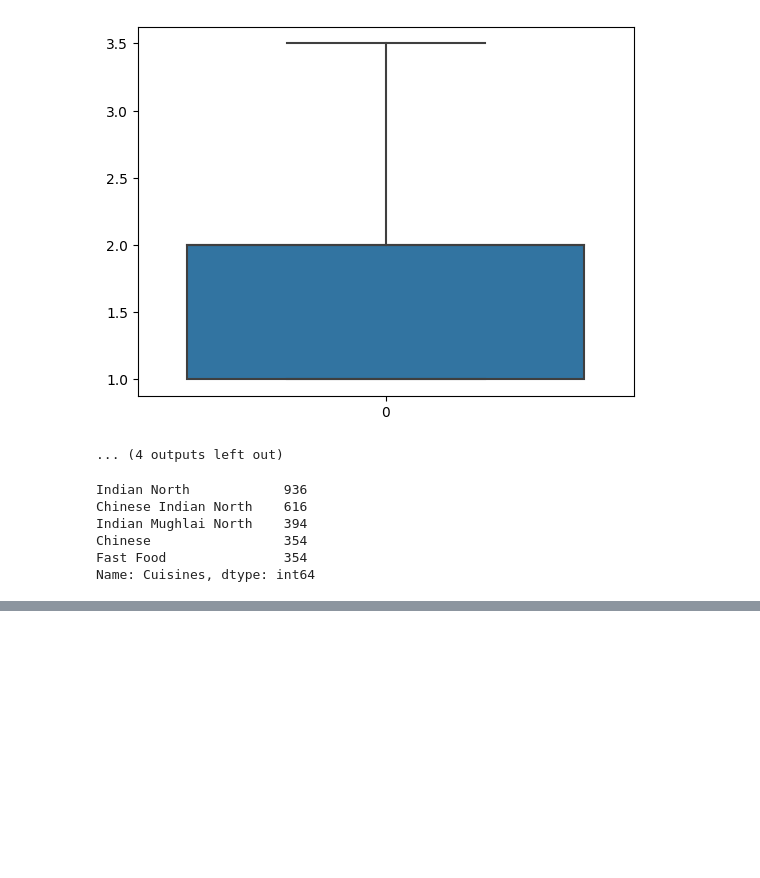
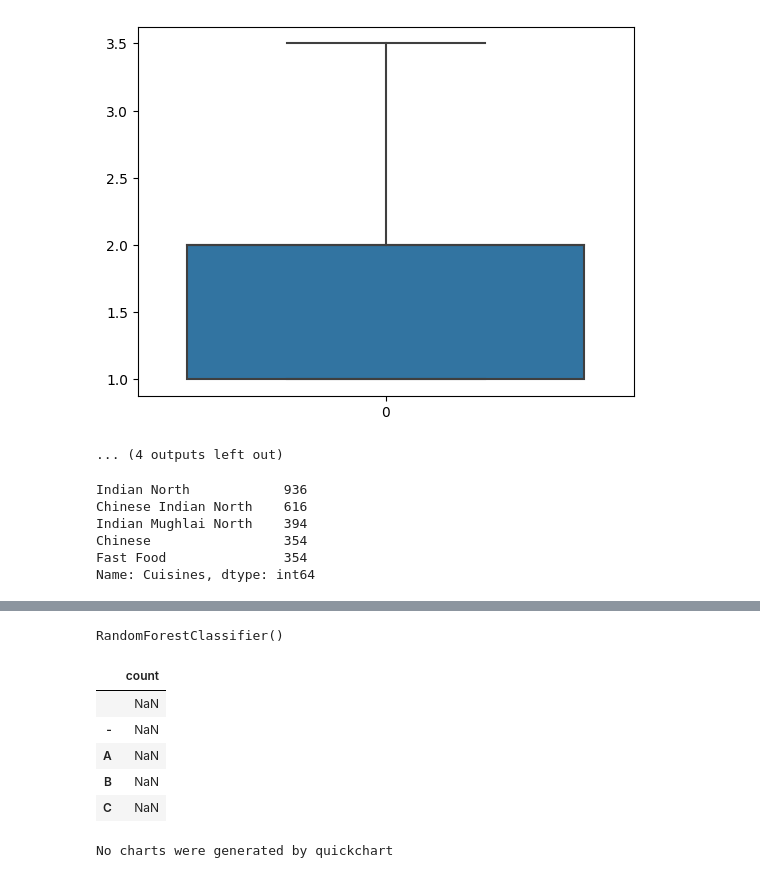
Before and after one commit to tanuushree/cuisine-classification, a Jupyter notebook: cusine_classification.ipynb, the cells around one changed output, grey strips where cells are left out. Cells and saved outputs as stored; diff of their text form; code cells hidden in the pictures; blank space fills up the shorter version.

```diff
--- a/cusine_classification.ipynb
+++ b/cusine_classification.ipynb
@@ -189,0 +189,6 @@ X_train, X_test, y_train, y_test = train_test_split(X, y, test_size=0.2, random_
+# %%
+from sklearn.ensemble import RandomForestClassifier
+classifier = RandomForestClassifier()
+classifier.fit(X_train, y_train)
+# %% [output]
+RandomForestClassifier()
@@ -189,0 +214,10 @@ X_train, X_test, y_train, y_test = train_test_split(X, y, test_size=0.2, random_
+# %%
+cuisine_performance.head()
+# %% [output]
+|  | count |
+|  | NaN |
+| - | NaN |
+| A | NaN |
+| B | NaN |
+| C | NaN |
+No charts were generated by quickchart
```
Also changed, not shown: parts of 12 cells of this notebook.
